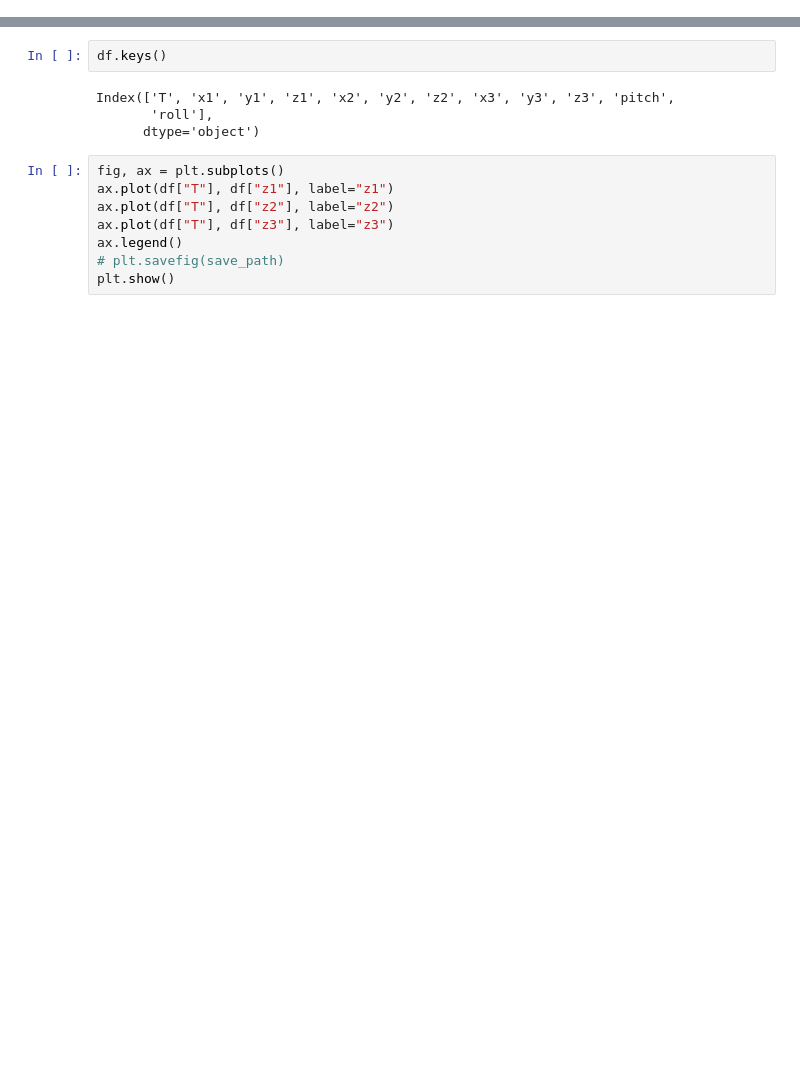
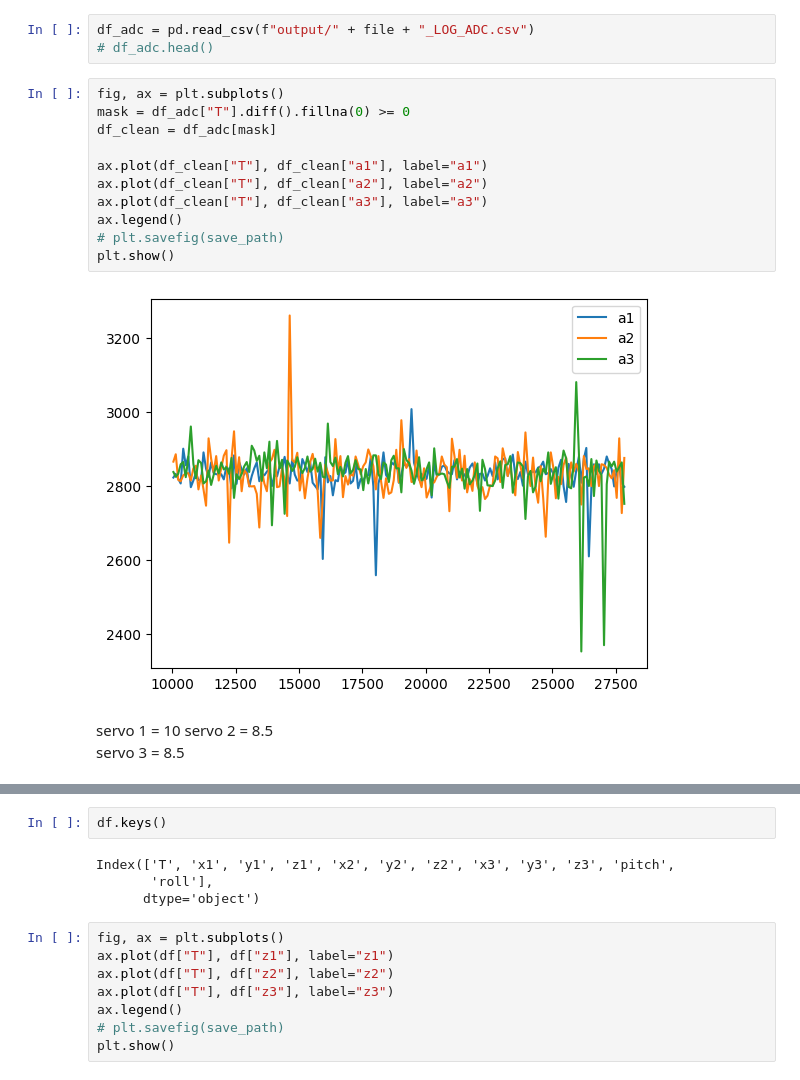
Before and after one commit to Mettikodeva/adaptive_landing_gear_esp, a Jupyter notebook: scripts/plot.ipynb, the cells around one changed output, grey strips where cells are left out. Cells and saved outputs as stored; diff of their text form; blank space fills up the shorter version.

```diff
--- a/scripts/plot.ipynb
+++ b/scripts/plot.ipynb
@@ -2,0 +64,20 @@ import pandas as pd
+# %%
+df_adc = pd.read_csv(f"output/" + file + "_LOG_ADC.csv")
+# df_adc.head()
+# %%
+fig, ax = plt.subplots()
+mask = df_adc["T"].diff().fillna(0) >= 0
+df_clean = df_adc[mask]
+
+ax.plot(df_clean["T"], df_clean["a1"], label="a1")
+ax.plot(df_clean["T"], df_clean["a2"], label="a2")
+ax.plot(df_clean["T"], df_clean["a3"], label="a3")
+ax.legend()
+# plt.savefig(save_path)
+plt.show()
+# %% [output]
+[figure, added]
+# %% [markdown]
+servo 1 = 10
+servo 2 = 8.5
+servo 3 = 8.5
```
Also changed, not shown: parts of 35 cells of this notebook.
